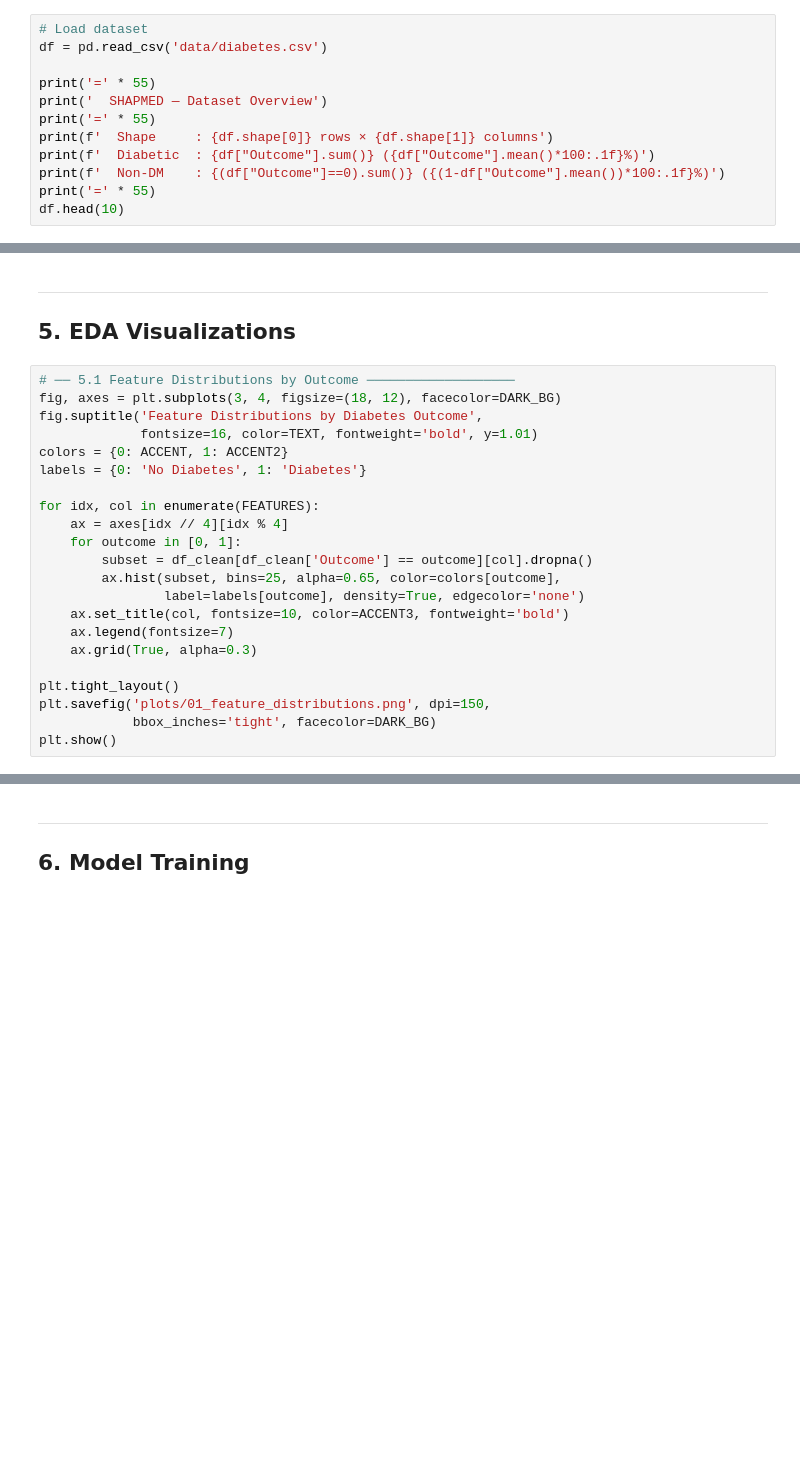
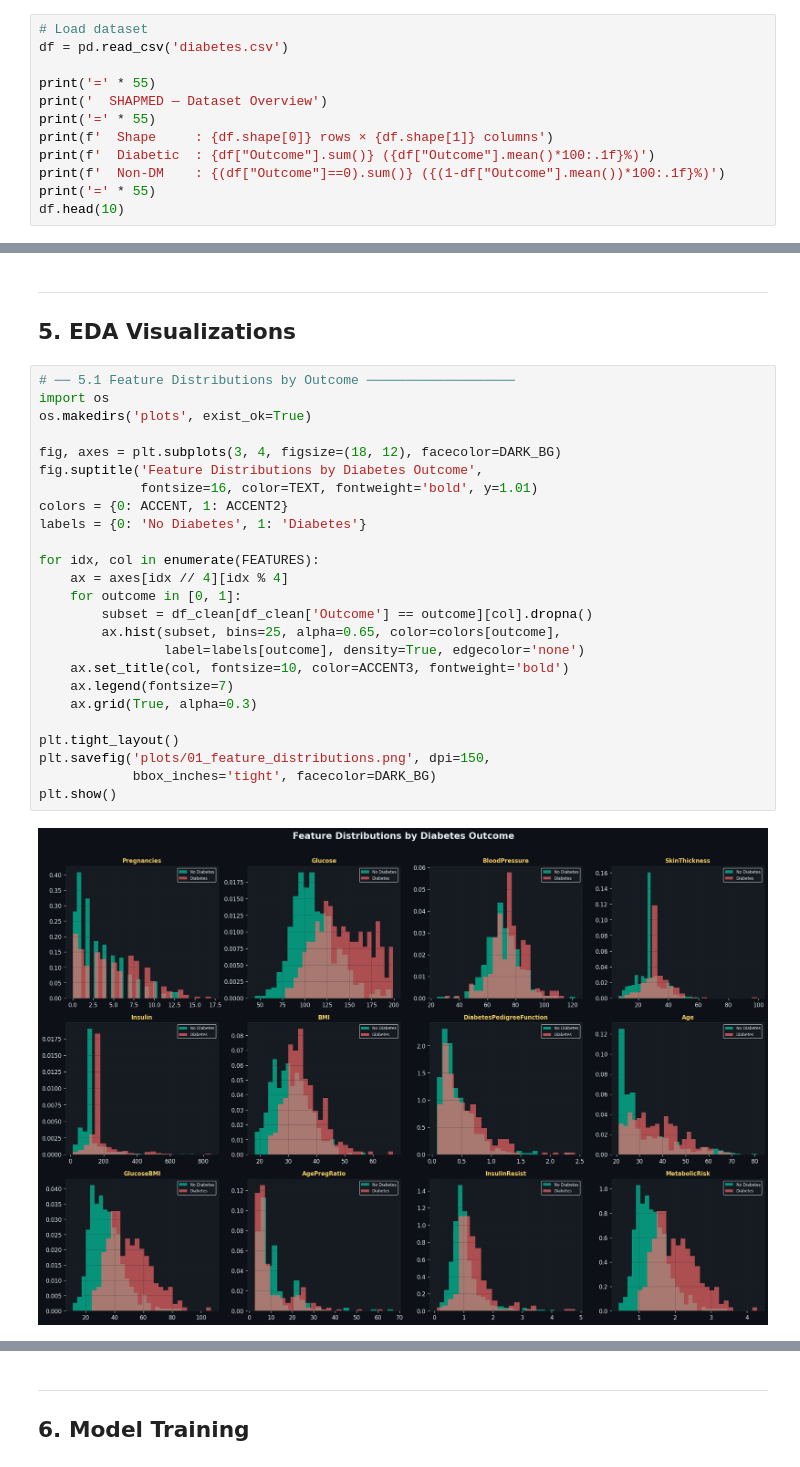
Before and after one commit to vishal606/Diabetes-Risk-Prediction-Using-SHAP-Values, a Jupyter notebook: SHAPMED_Diabetes_XAI.ipynb, the cells around one changed output, grey strips where cells are left out. Drawn from its saved outputs; the diff is of its cells as text; blank space fills up the shorter version.

```diff
--- a/SHAPMED_Diabetes_XAI.ipynb
+++ b/SHAPMED_Diabetes_XAI.ipynb
@@ -95,7 +101,7 @@ print(f'   Pandas version  : {pd.__version__}')
 ## 2. Load & Explore Dataset (EDA) <a id='2'></a>
 # %%
 # Load dataset
-df = pd.read_csv('data/diabetes.csv')
+df = pd.read_csv('diabetes.csv')
 
 print('=' * 55)
 print('  SHAPMED — Dataset Overview')
@@ -178,26 +255,31 @@ print(f'\nFeature list: {FEATURES}')
 ## 5. EDA Visualizations <a id='5'></a>
 # %%
 # ── 5.1 Feature Distributions by Outcome ───────────────────
+import os
+os.makedirs('plots', exist_ok=True)
+
 fig, axes = plt.subplots(3, 4, figsize=(18, 12), facecolor=DARK_BG)
 fig.suptitle('Feature Distributions by Diabetes Outcome',
              fontsize=16, color=TEXT, fontweight='bold', y=1.01)
 colors = {0: ACCENT, 1: ACCENT2}
 labels = {0: 'No Diabetes', 1: 'Diabetes'}
 
 for idx, col in enumerate(FEATURES):
     ax = axes[idx // 4][idx % 4]
     for outcome in [0, 1]:
         subset = df_clean[df_clean['Outcome'] == outcome][col].dropna()
         ax.hist(subset, bins=25, alpha=0.65, color=colors[outcome],
                 label=labels[outcome], density=True, edgecolor='none')
     ax.set_title(col, fontsize=10, color=ACCENT3, fontweight='bold')
     ax.legend(fontsize=7)
     ax.grid(True, alpha=0.3)
 
 plt.tight_layout()
 plt.savefig('plots/01_feature_distributions.png', dpi=150,
             bbox_inches='tight', facecolor=DARK_BG)
 plt.show()
+# %% [output]
+[figure, added]
 # %%
 # ── 5.2 Correlation Heatmap ─────────────────────────────────
 fig, ax = plt.subplots(figsize=(13, 10), facecolor=DARK_BG)
```
Also changed, not shown: parts of 35 cells of this notebook, 38 other files.
